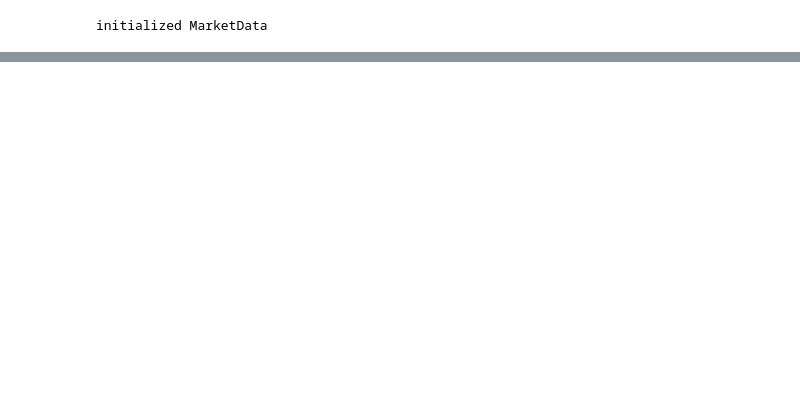
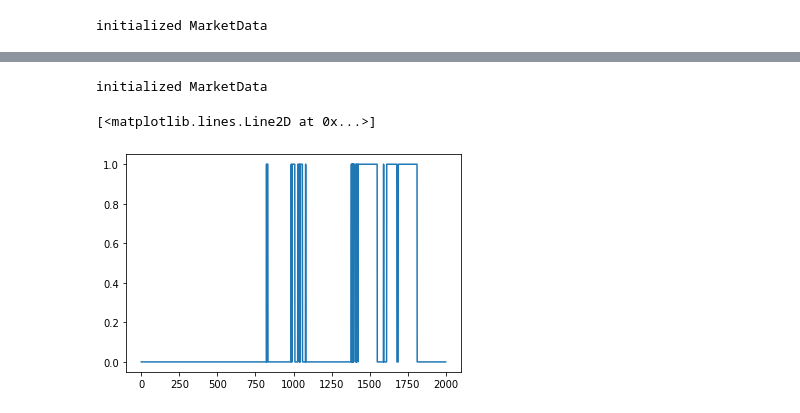
Before and after one commit to alunfes/1m-btc-data, a Jupyter notebook: LGBM_Trading_Points.ipynb, the cells around one changed output, grey strips where cells are left out. Saved outputs shown, nothing was run; the diff lists cells and outputs as text; code cells hidden in the pictures; blank space fills up the shorter version.

```diff
--- a/LGBM_Trading_Points.ipynb
+++ b/LGBM_Trading_Points.ipynb
@@ -694,0 +1094,9 @@ total pl= -6370.893435303983 , num trade= 16 , win rate= 0.125 , total asset vol
+# %%
+MarketData.initialize(0.0,1.0)
+# %% [output]
+initialized MarketData
+# %%
+plt.plot(MarketData.tp[20000:22000])
+# %% [output]
+[<matplotlib.lines.Line2D at 0x...>]
+[figure, added]
```
Also changed, not shown: parts of 33 cells of this notebook.
